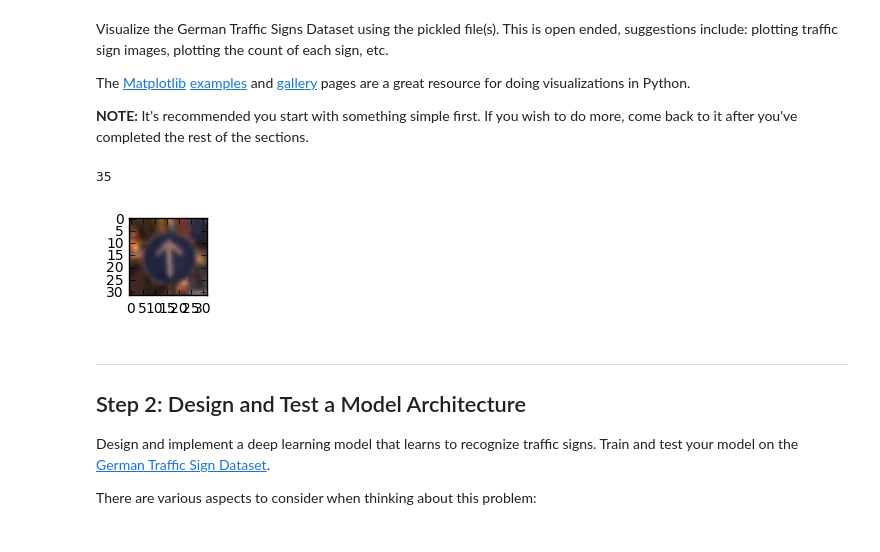
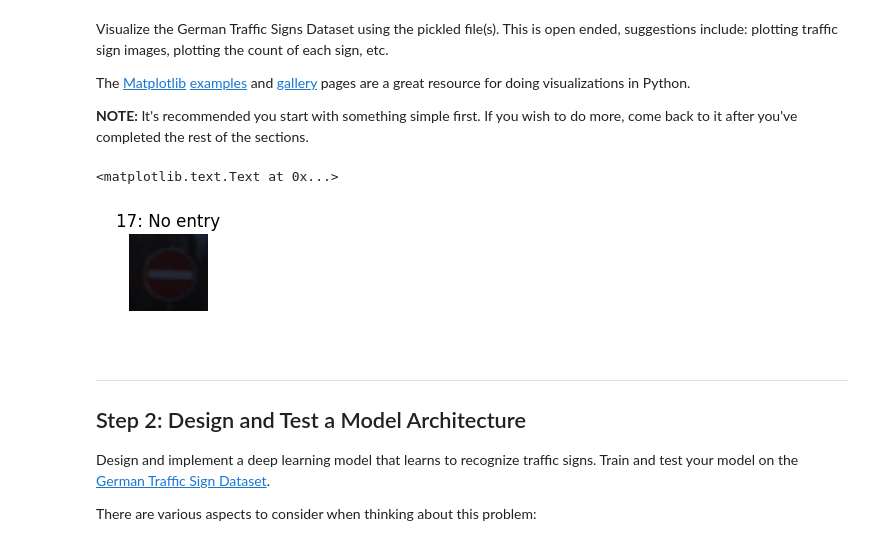
Before and after one commit to mqvist/CarND-Traffic-Sign-Classifier-Project, a Jupyter notebook: Traffic_Sign_Classifier.ipynb, the cells around one changed output. Cells and saved outputs as stored; diff of their text form; code cells hidden in the pictures.

```diff
--- a/Traffic_Sign_Classifier.ipynb
+++ b/Traffic_Sign_Classifier.ipynb
@@ -75,22 +75,30 @@ The [Matplotlib](http://matplotlib.org/) [examples](http://matplotlib.org/exampl
 # %%
 ### Data exploration visualization goes here.
 ### Feel free to use as many code cells as needed.
 import matplotlib.pyplot as plt
 # Visualizations will be shown in the notebook.
 
 import random
 import numpy as np
 %matplotlib inline
 
+# Create a map from sign numbder to names
+signname_map = {}
+for line in open('signnames.csv').readlines()[1:]:
+    index, name = line.split(',')
+    signname_map[int(index)] = name.strip()
+
+plt.figure(figsize=(1,1))
 index = random.randint(0, len(X_train))
 image = X_train[index].squeeze()
-
-plt.figure(figsize=(1,1))
 plt.imshow(image)
-print(y_train[index])
+plt.axis('off')
+sign_no = y_train[index]
+sign_name = signname_map[sign_no]
+plt.title('{}: {}'.format(sign_no, sign_name))
 # %% [output]
-35
+<matplotlib.text.Text at 0x...>
-[figure, old version]
+[figure, new version]
 # %% [markdown]
 ----
 
```
Also changed, not shown: parts of 28 cells of this notebook, 5 other files.
